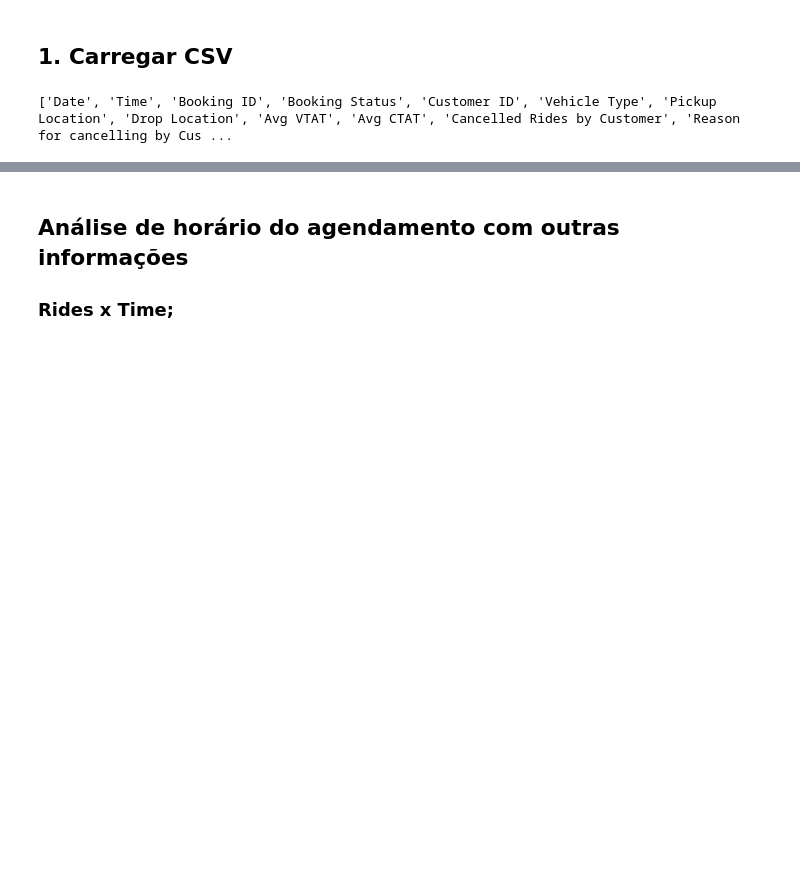
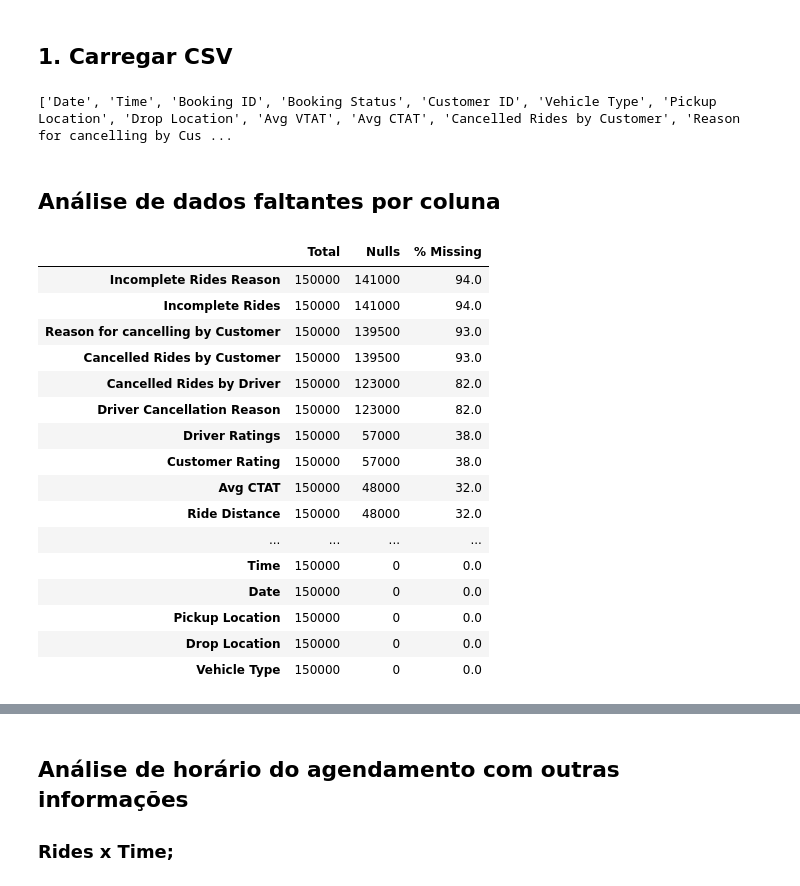
Before and after one commit to guivilela7/Uber-Data-Analytics, a Jupyter notebook: Data Layer/raw/analytics.ipynb, the cells around one changed output, grey strips where cells are left out. Cells and saved outputs as stored; diff of their text form; code cells hidden in the pictures; blank space fills up the shorter version.

Commit message:
Análises de nulos e repetidos

```diff
--- a/Data Layer/raw/analytics.ipynb
+++ b/Data Layer/raw/analytics.ipynb
@@ -20,3 +20,35 @@ df_raw_temp = df_raw.copy()
 print(list(df_raw_temp.columns))
 # %% [output]
 ['Date', 'Time', 'Booking ID', 'Booking Status', 'Customer ID', 'Vehicle Type', 'Pickup Location', 'Drop Location', 'Avg VTAT', 'Avg CTAT', 'Cancelled Rides by Customer', 'Reason for cancelling by Cus ...
+# %% [markdown]
+## Análise de dados faltantes por coluna
+# %%
+missing_data = pd.DataFrame({
+    'Total': len(df_raw),
+    'Nulls': df_raw.isnull().sum(),
+})
+
+missing_data['% Missing'] = (
+    missing_data['Nulls'] / len(df_raw) * 100
+).round(2)
+
+missing_data = missing_data.sort_values('% Missing', ascending=False)
+missing_data
+# %% [output]
+|  | Total | Nulls | % Missing |
+| Incomplete Rides Reason | 150000 | 141000 | 94.0 |
+| Incomplete Rides | 150000 | 141000 | 94.0 |
+| Reason for cancelling by Customer | 150000 | 139500 | 93.0 |
+| Cancelled Rides by Customer | 150000 | 139500 | 93.0 |
+| Cancelled Rides by Driver | 150000 | 123000 | 82.0 |
+| Driver Cancellation Reason | 150000 | 123000 | 82.0 |
+| Driver Ratings | 150000 | 57000 | 38.0 |
+| Customer Rating | 150000 | 57000 | 38.0 |
+| Avg CTAT | 150000 | 48000 | 32.0 |
+| Ride Distance | 150000 | 48000 | 32.0 |
+| ... | ... | ... | ... |
+| Time | 150000 | 0 | 0.0 |
+| Date | 150000 | 0 | 0.0 |
+| Pickup Location | 150000 | 0 | 0.0 |
+| Drop Location | 150000 | 0 | 0.0 |
+| Vehicle Type | 150000 | 0 | 0.0 |
```
Also changed, not shown: parts of 5 cells of this notebook.
